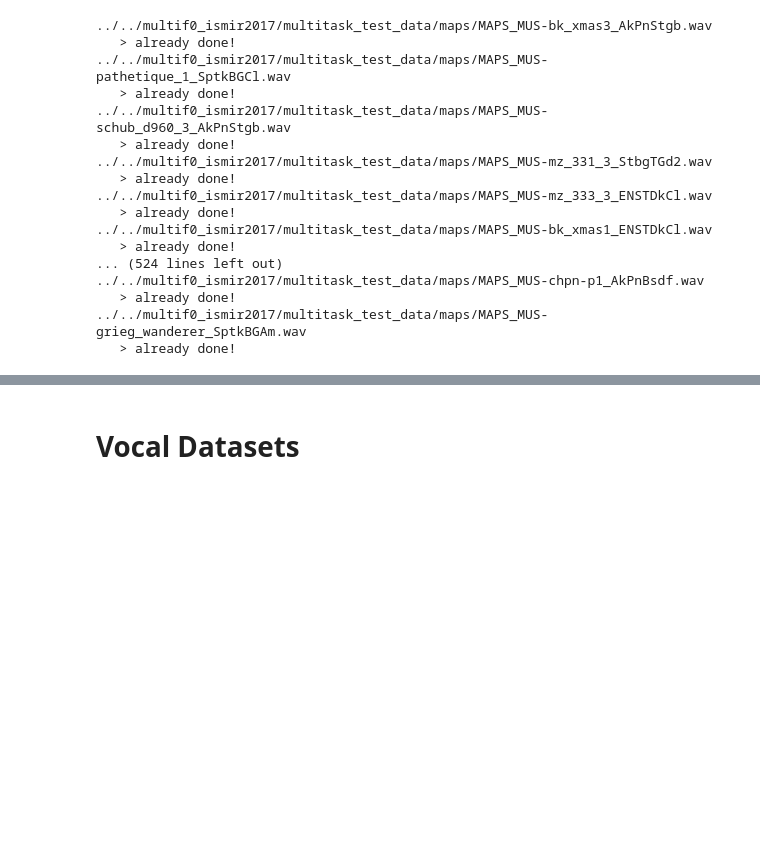
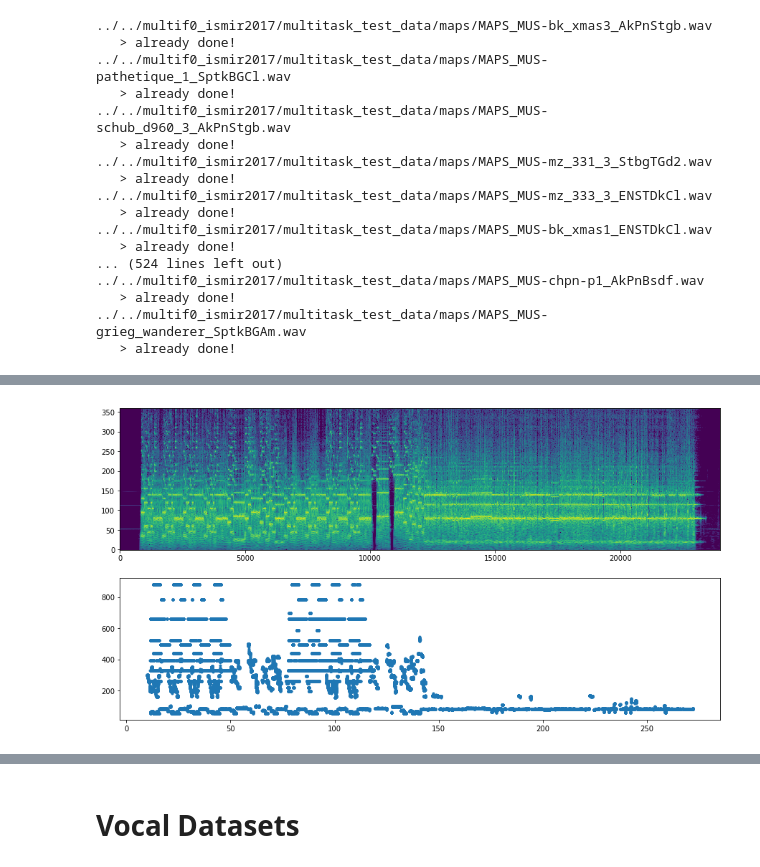
Before and after one commit to rabitt/multitask-f0, a Jupyter notebook: notebooks/Build_Multitask_Test_Data.ipynb, the cells around one changed output, grey strips where cells are left out. Saved outputs shown, nothing was run; the diff lists cells and outputs as text; code cells hidden in the pictures; blank space fills up the shorter version.

```diff
--- a/notebooks/Build_Multitask_Test_Data.ipynb
+++ b/notebooks/Build_Multitask_Test_Data.ipynb
@@ -224,0 +302,19 @@ compute_test_inputs(audio_files, maps_path)
+# %%
+mdb_synth_txt_files = glob.glob(
+    "../../multif0_ismir2017/multitask_test_data/medleydb_multif0/orig_text_files/*.txt")
+
+for txt_file in mdb_synth_txt_files:
+    print(txt_file)
+    times, freqs = mir_eval.io.load_time_series(txt_file, delimiter='\t')
+    t_uniform, freq_array = time_freq_to_ragged_time_series(times, freqs)
+
+    save_file = os.path.join(
+        "../../multif0_ismir2017/multitask_test_data/medleydb_multif0",
+        os.path.basename(txt_file))
+
+    with open(save_file, 'w') as fhandle:
+        writer = csv.writer(fhandle, delimiter='\t')
+        for t, f_array in zip(t_uniform, freq_array):
+            f_array_nonzero = f_array[f_array > 0]
+            line = np.concatenate([np.array([t]), f_array_nonzero]).tolist()
+            writer.writerow(line)
@@ -224,0 +338,25 @@ compute_test_inputs(audio_files, maps_path)
+# %%
+data_path = "../../multif0_ismir2017/multitask_test_data/medleydb_multif0/"
+trackid = "CelestialShore_DieForUs"
+X = np.load(
+    os.path.join(data_path,
+                 "{}_MIX_complete_nosynth_input.npy".format(trackid)))
+times, freqs = mir_eval.io.load_ragged_time_series(
+    os.path.join(data_path,
+                 "{}_multif0_nosynth_annotation.txt".format(trackid)))
+plt.figure(figsize=(15, 8))
+plt.subplot(2, 1, 1)
+plt.imshow(X[0], origin='lower')
+plt.axis('auto')
+plt.subplot(2, 1, 2)
+texp = []
+fexp = []
+for t, flist in zip(times, freqs):
+    for f in flist:
+        if f > 0:
+            texp.append(t)
+            fexp.append(f)
+plt.plot(texp, fexp, '.')
+plt.show()
+# %% [output]
+[figure, added]
```
Also changed, not shown: parts of 3 cells of this notebook, 18 other files.
